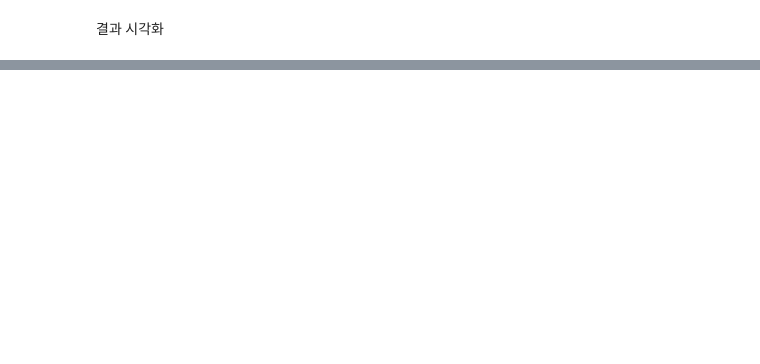
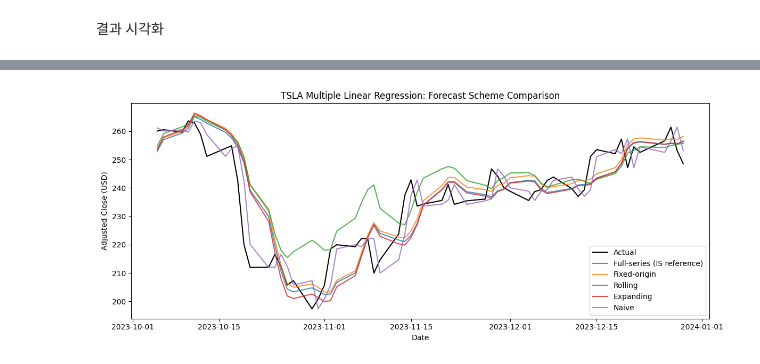
Before and after one commit to nhjung-phd/TimeSeriesAnalysis, a Jupyter notebook: notebooks/12_multi_linear_regression.ipynb, the cells around one changed output, grey strips where cells are left out. Saved outputs shown, nothing was run; the diff lists cells and outputs as text; code cells hidden in the pictures; blank space fills up the shorter version.

```diff
--- a/notebooks/12_multi_linear_regression.ipynb
+++ b/notebooks/12_multi_linear_regression.ipynb
@@ -590,0 +229,93 @@ plt.show()
+# %%
+# ===============================================================
+# 다중선형회귀: 4가지 평가 방식 비교 (기존 실습의 흐름 유지)
+# 1) Full-series: 전체 데이터 적합(내표본 참고용; 미래 예측 아님)
+# 2) Fixed-origin: 초기 학습 데이터로 한 번만 학습, 테스트 동안 계수 고정
+# 3) Rolling: 최근 일정 길이의 과거 데이터로 매 시점 재학습
+# 4) Expanding: 과거 전체 데이터를 누적해 매 시점 재학습
+# 공통: 6개 특징(Day + 전일 기준 이동평균), 목표 Close_t, 동일 테스트 기간
+# 정보 시점: 테스트 당일 종가와 이를 포함한 MA를 입력에 사용하지 않음
+# ===============================================================
+from sklearn.metrics import mean_absolute_error, mean_squared_error, r2_score
+from IPython.display import display
+
+TEST_SIZE = 60
+ROLLING_WINDOW = 120
+FIT_INTERCEPT = True
+
+# 날짜와 목표값이 같은 행으로 정렬된 원본 X/y 사용
+X_design = X.copy().astype(float).reset_index(drop=True)
+y_clean = y.copy().astype(float).reset_index(drop=True)
+dates = pd.to_datetime(df["Date"].reset_index(drop=True))
+n = len(y_clean)
+if not (10 < TEST_SIZE < n - 10):
+    raise ValueError(f"TEST_SIZE={TEST_SIZE}에 비해 관측치 n={n}이 부족합니다.")
+test_start = n - TEST_SIZE
+if not (2 <= ROLLING_WINDOW <= test_start):
+    raise ValueError("ROLLING_WINDOW는 2 이상, 초기 학습 길이 이하여야 합니다.")
+
+def make_regressor():
+    return LinearRegression(fit_intercept=FIT_INTERCEPT)
+
+def fit_predict(train_start, train_end, test_pos):
+    """[train_start, train_end)로 학습하여 test_pos 한 날짜의 종가 예측."""
+    reg = make_regressor()
+    reg.fit(X_design.iloc[train_start:train_end], y_clean.iloc[train_start:train_end])
+    return float(reg.predict(X_design.iloc[[test_pos]])[0])
+
+# 1. 전체 데이터 적합: 참조용(테스트 값을 학습에 사용했으므로 OOS 아님)
+full_model = make_regressor()
+full_model.fit(X_design, y_clean)
+full_pred = full_model.predict(X_design.iloc[test_start:])
+
+# 2. 고정원점: 테스트 시작 전에 학습한 계수를 유지
+fixed_model = make_regressor()
+fixed_model.fit(X_design.iloc[:test_start], y_clean.iloc[:test_start])
+fixed_pred = fixed_model.predict(X_design.iloc[test_start:])
+
+# 3~4. 1거래일 선행 반복 예측: 과거 정답은 새 날짜에 도달하면 재학습에 사용 가능
+rolling_pred, expanding_pred = [], []
+for t in range(test_start, n):
+    rolling_pred.append(fit_predict(t - ROLLING_WINDOW, t, t))
+    expanding_pred.append(fit_predict(0, t, t))
+
+preds = pd.DataFrame({
+    "Date": dates.iloc[test_start:].to_numpy(),
+    "Actual": y_clean.iloc[test_start:].to_numpy(),
+    "Full-series (IS reference)": full_pred,
+    "Fixed-origin": fixed_pred,
+    "Rolling": rolling_pred,
+    "Expanding": expanding_pred,
+    # 전일 실제 종가 사용: 테스트 첫날은 학습 마지막날의 실제값을 참조
+    "Naive": y_clean.shift(1).iloc[test_start:].to_numpy(),
+}).set_index("Date")
+
+# 모든 지표를 동일한 테스트 구간에서 비교; IS만 공정한 OOS 비교대상이 아님
+def metrics_for(actual, forecast):
+    actual = np.asarray(actual, dtype=float)
+    forecast = np.asarray(forecast, dtype=float)
+    return {
+        "MAE": mean_absolute_error(actual, forecast),
+        "RMSE": float(np.sqrt(mean_squared_error(actual, forecast))),
+        "MAPE(%)": float(100 * np.mean(np.abs((actual - forecast) / np.where(np.abs(actual) < 1e-12, np.nan, actual)))),
+        "R2": r2_score(actual, forecast),
+    }
+
+metrics = pd.DataFrame({column: metrics_for(preds["Actual"], preds[column])
+                        for column in preds.columns if column != "Actual"}).T
+print(f"[INFO] Multiple Linear Regression, samples={n}, test_size={TEST_SIZE}, rolling_window={ROLLING_WINDOW}")
+print("[NOTE] Full-series는 테스트 기간의 정답까지 학습한 내표본 참조값이므로 외표본 성능으로 해석하지 않습니다.")
+display(metrics.round(4))
+display(preds.head())
+
+plt.figure(figsize=(12, 5), facecolor="white")
+plt.plot(preds.index, preds["Actual"], color="black", label="Actual")
+for name in ["Full-series (IS reference)", "Fixed-origin", "Rolling", "Expanding", "Naive"]:
+    plt.plot(preds.index, preds[name], label=name, alpha=0.8)
+plt.title("TSLA Multiple Linear Regression: Forecast Scheme Comparison")
+plt.xlabel("Date"); plt.ylabel("Adjusted Close (USD)"); plt.legend(); plt.tight_layout(); plt.show()
+
+# 선택적 저장 (주석 해제)
+# preds.to_csv("multi_regression_predictions.csv", encoding="utf-8-sig")
+# metrics.to_csv("multi_regression_metrics.csv", encoding="utf-8-sig")
+# %% [output]
@@ -590,0 +337 @@ plt.show()
+[figure, added]
```
Also changed, not shown: parts of 37 cells of this notebook.
